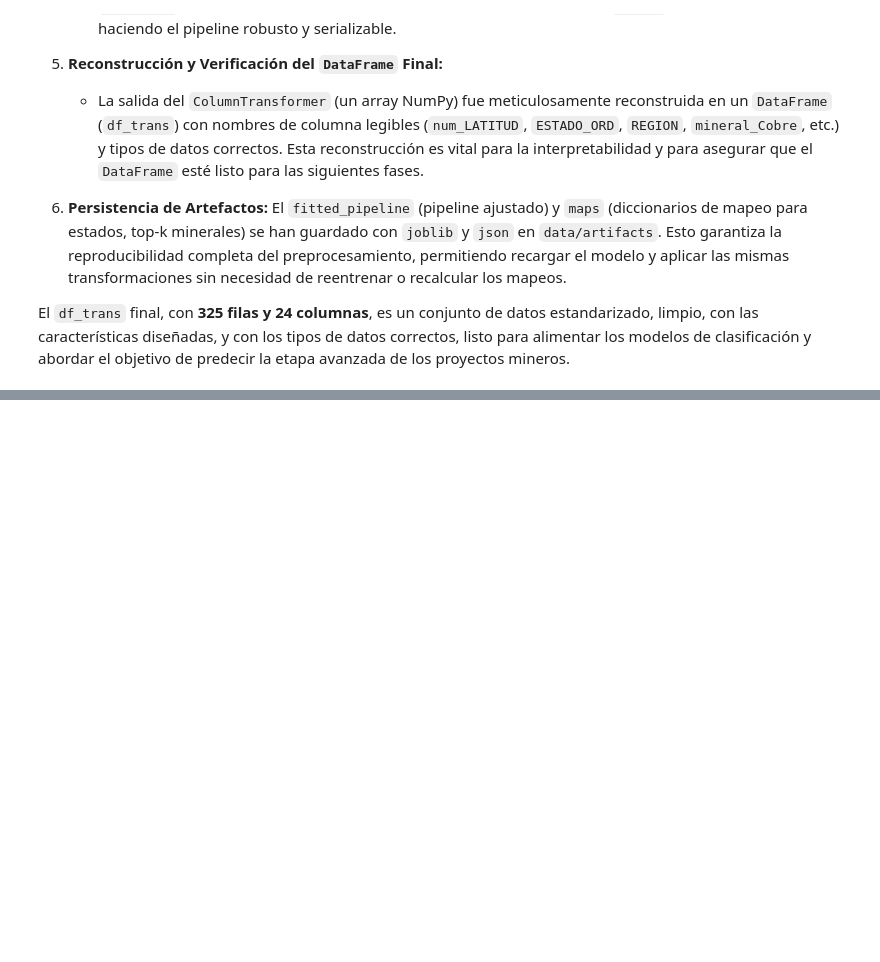
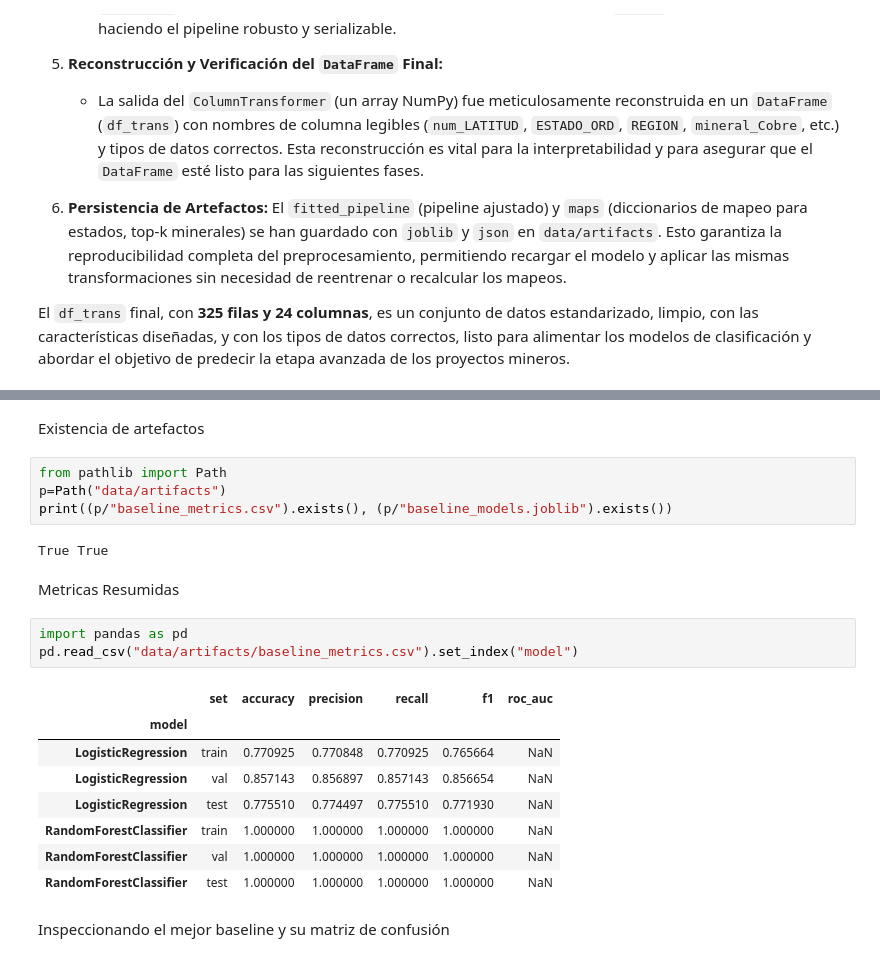
Before and after one commit to rgriveros/ENTREGA-FINAL_DS2_RRiveros, a Jupyter notebook: EntregaFinal_DS2_RRiveros.ipynb, the cells around one changed output, grey strips where cells are left out. Drawn from its saved outputs; the diff is of its cells as text; blank space fills up the shorter version.

```diff
--- a/EntregaFinal_DS2_RRiveros.ipynb
+++ b/EntregaFinal_DS2_RRiveros.ipynb
@@ -795,0 +1378,24 @@ El `df_trans` final, con **325 filas y 24 columnas**, es un conjunto de datos es
+# %% [markdown]
+Existencia de artefactos
+# %%
+from pathlib import Path
+p=Path("data/artifacts")
+print((p/"baseline_metrics.csv").exists(), (p/"baseline_models.joblib").exists())
+# %% [output]
+True True
+# %% [markdown]
+Metricas Resumidas
+# %%
+import pandas as pd
+pd.read_csv("data/artifacts/baseline_metrics.csv").set_index("model")
+# %% [output]
+|  | set | accuracy | precision | recall | f1 | roc_auc |
+| model |  |  |  |  |  |  |
+| LogisticRegression | train | 0.770925 | 0.770848 | 0.770925 | 0.765664 | NaN |
+| LogisticRegression | val | 0.857143 | 0.856897 | 0.857143 | 0.856654 | NaN |
+| LogisticRegression | test | 0.775510 | 0.774497 | 0.775510 | 0.771930 | NaN |
+| RandomForestClassifier | train | 1.000000 | 1.000000 | 1.000000 | 1.000000 | NaN |
+| RandomForestClassifier | val | 1.000000 | 1.000000 | 1.000000 | 1.000000 | NaN |
+| RandomForestClassifier | test | 1.000000 | 1.000000 | 1.000000 | 1.000000 | NaN |
+# %% [markdown]
+Inspeccionando el mejor baseline y su matriz de confusión
```
Also changed, not shown: parts of 35 cells of this notebook.
